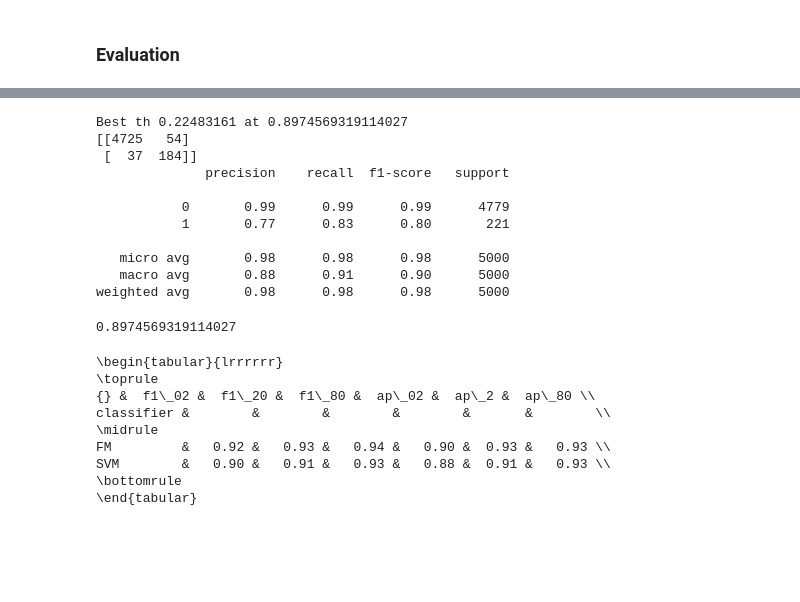
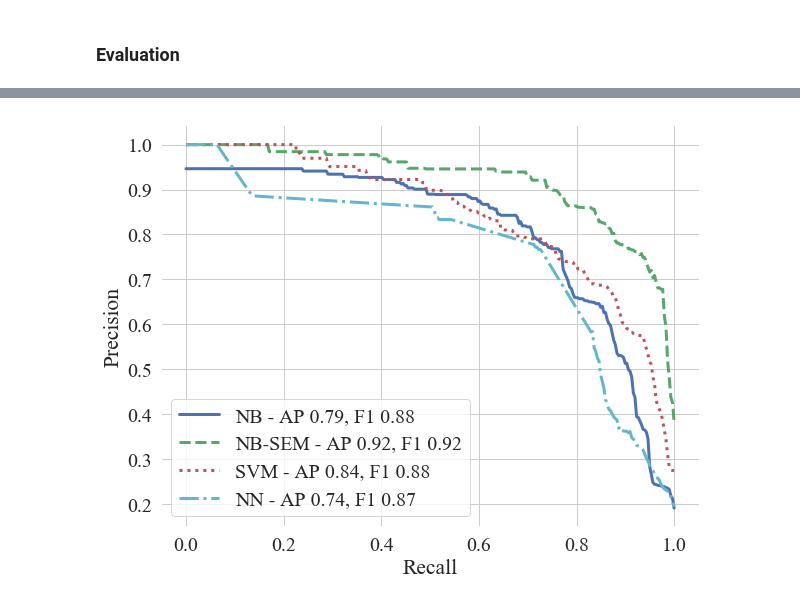
Before and after one commit to cheind/proximity-fusion, a Jupyter notebook: semi-supervised-fusion.ipynb, the cells around one changed output, grey strips where cells are left out. Drawn from its saved outputs; the diff is of its cells as text; code cells hidden in the pictures; blank space fills up the shorter version.

```diff
--- a/semi-supervised-fusion.ipynb
+++ b/semi-supervised-fusion.ipynb
@@ -280,9 +287,10 @@ def compute_scores(frac_fully, frac_partially=None, num_exp=5, test_samples=test
 # %%
 from sklearn.metrics import average_precision_score as avgprec
 from sklearn.metrics import precision_recall_curve as prcrec
+from sklearn.metrics import f1_score
 
 fracs = [0.02, 0.2, 0.8]
-scores = [compute_scores(f, num_exp=20) for f in fracs]
+scores = [compute_scores(f, num_exp=10) for f in fracs]
 # In the following you might see some NANs. This happens when the percent of data is so low,
 # that not a single TP/TN is in the train set. We skip those experiments.
 # %% [output]
@@ -316,0 +325,7 @@ aps
+# %%
+# Print APs
+for f,level in zip(fracs, scores):
+    print(f'FO {f:.2f}', end=':')
+    for k,v in level.items():
+        print(k, f'{v["ap"]:.3f}', end=',')
+    print()
@@ -317,34 +336,28 @@ aps
 # %%
-def plot_curves(fracs, curves, aps):
+def plot_classifier_comparison(f, level):
     import seaborn as sns
-    #sns.set_context("paper")
-
     rc={'font.family': 'Times New Roman', 'font.size': 18, 'axes.labelsize': 18, 'legend.fontsize': 18.0,
         'axes.titlesize': 18, 'xtick.labelsize': 18, 'ytick.labelsize': 18}
-    sns.set(font_scale=1.4)
+    sns.set(font_scale=1.8)
     sns.set_style('whitegrid', rc=rc)
 
     from scipy.interpolate import interp1d
     xnew = np.linspace(0, 1, 300)
 
+    from cycler import cycler
+    linestyle = cycler(linestyle=['-', '--', ':', '-.'], color='bgrc')
+
     fig, axs = plt.subplots(figsize=(9,7))
-    for idx, c in enumerate(curves):
-        prec,rec,_ = c[0]
+    axs.set_prop_cycle(linestyle)
+    for clf,data in level.items():
+        prec,rec,_ = data['curve']
         decreasing_max_precision = np.maximum.accumulate(prec)[::-1]
         interp = interp1d(rec[::-1], decreasing_max_precision, kind='linear')
-        axs.plot(xnew, interp(xnew), label=f'{fracs[idx]:.2f} FO, {0.00} PO, AP {aps[idx][0]:.2f}', linewidth=2.0)
-
-    axs.set_prop_cycle(None)
-
-    for idx, c in enumerate(curves):
-        prec,rec,_ = c[1]
-        decreasing_max_precision = np.maximum.accumulate(prec)[::-1]
-        interp = interp1d(rec[::-1], decreasing_max_precision)
-        axs.plot(xnew, interp(xnew), linestyle='dashdot', label=f'{fracs[idx]:.2f} FO, {(1 - fracs[idx]):.2f} PO, AP {aps[idx][1]:.2f}', linewidth=2.0)
+        axs.plot(xnew, interp(xnew), label=f'{clf} - AP {data["ap"]:.2f}, F1 {data["f1max"]:.2f}', linewidth=3.0)
 
     axs.legend(loc='lower left')
     axs.set_xlabel('Recall')
     axs.set_ylabel('Precision')
     sns.despine(left=True, bottom=True)
     plt.tight_layout()
-    #fig.savefig('classification_semi.pdf')
+    fig.savefig('classification_compare.pdf', bbox_inches='tight', pad_inches=0)
@@ -428,15 +363,0 @@ weighted avg       0.99      0.99      0.99      5000
-# %%
-add_info(0, 2, verbose=True) # SVM at lowest percent
-# %% [output]
-Best th 0.22483161 at 0.8974569319114027
-[[4725   54]
- [  37  184]]
-              precision    recall  f1-score   support
-
-           0       0.99      0.99      0.99      4779
-           1       0.77      0.83      0.80       221
-
-   micro avg       0.98      0.98      0.98      5000
-   macro avg       0.88      0.91      0.90      5000
-weighted avg       0.98      0.98      0.98      5000
-0.8974569319114027
@@ -450,12 +364,4 @@ df = pd.DataFrame([{'classifier': 'FM', 'f1_02':add_info(0, 1), 'f1_20':add_info
-# %%
-print(df.set_index('classifier').to_latex(float_format="{:0.2f}".format))
-# %% [output]
-\begin{tabular}{lrrrrrr}
-\toprule
-{} &  f1\_02 &  f1\_20 &  f1\_80 &  ap\_02 &  ap\_2 &  ap\_80 \\
-classifier &        &        &        &        &       &        \\
-\midrule
-FM         &   0.92 &   0.93 &   0.94 &   0.90 &  0.93 &   0.93 \\
-SVM        &   0.90 &   0.91 &   0.93 &   0.88 &  0.91 &   0.93 \\
-\bottomrule
-\end{tabular}
+# %%
+plot_classifier_comparison(fracs[0], scores[0])
+# %% [output]
+[figure, added]
```
Also changed, not shown: parts of 17 cells of this notebook.
